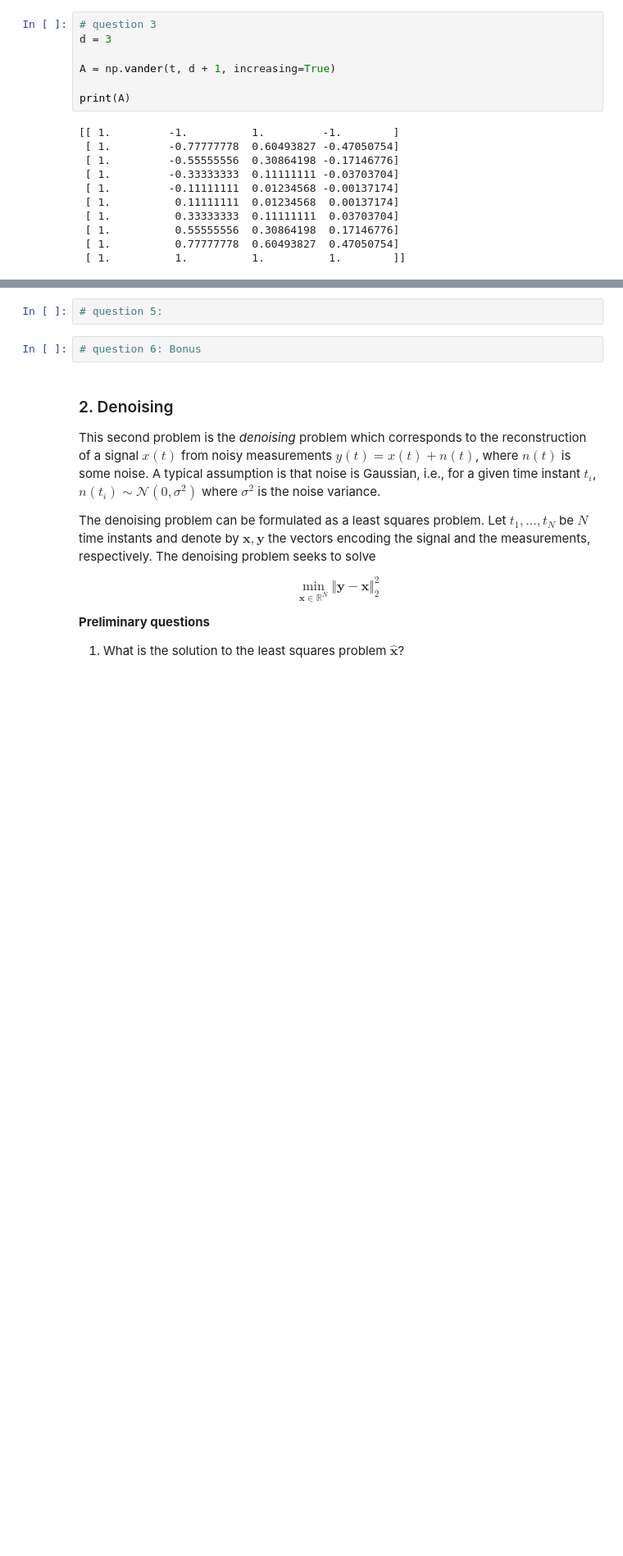
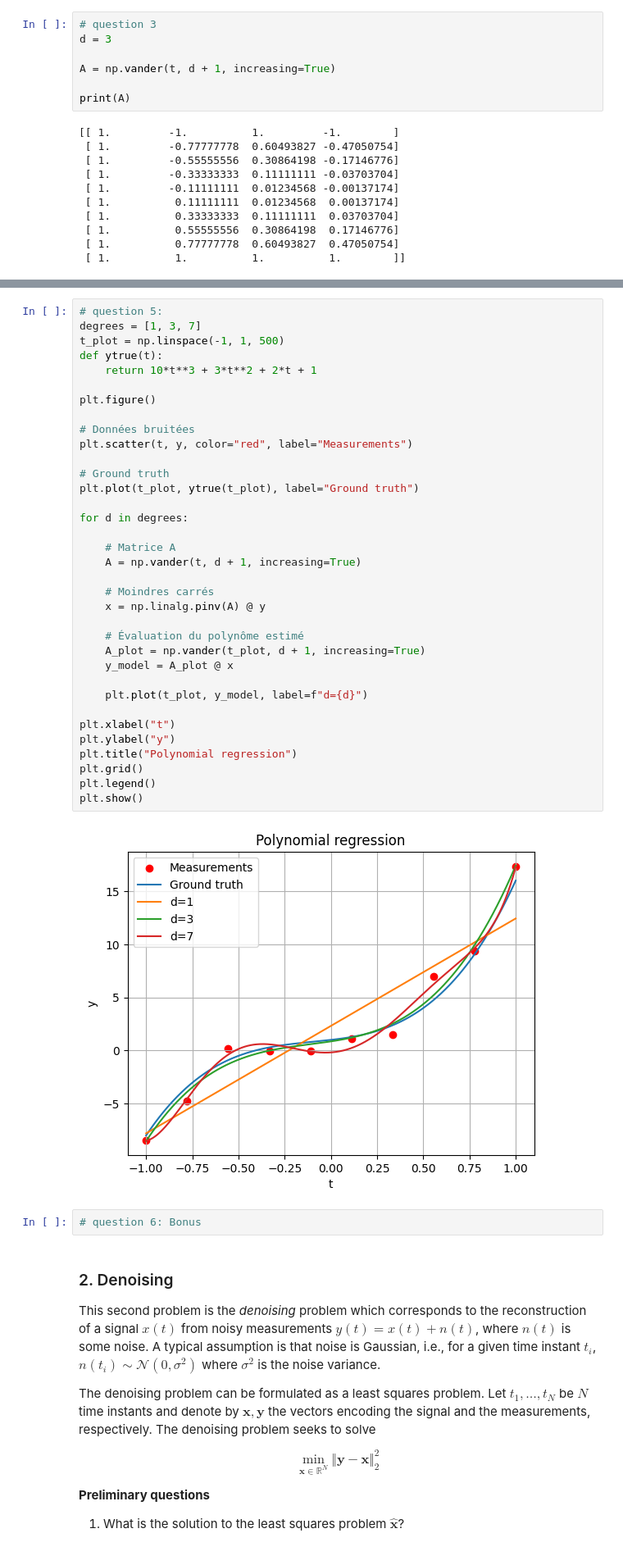
Before and after one commit to LouisVerhegge/TDtest, a Jupyter notebook: labs/LW1.ipynb, the cells around one changed output, grey strips where cells are left out. Shown at 82% size. Cells and saved outputs as stored; diff of their text form; blank space fills up the shorter version.

```diff
--- a/labs/LW1.ipynb
+++ b/labs/LW1.ipynb
@@ -106,5 +113,40 @@ Coefficients avec la formule explicite :
-# %%
-# question 5:
+# %%
+# question 5:
+degrees = [1, 3, 7]
+t_plot = np.linspace(-1, 1, 500)
+def ytrue(t):
+    return 10*t**3 + 3*t**2 + 2*t + 1
+
+plt.figure()
+
+# Données bruitées
+plt.scatter(t, y, color="red", label="Measurements")
+
+# Ground truth
+plt.plot(t_plot, ytrue(t_plot), label="Ground truth")
+
+for d in degrees:
+
+    # Matrice A
+    A = np.vander(t, d + 1, increasing=True)
+
+    # Moindres carrés
+    x = np.linalg.pinv(A) @ y
+
+    # Évaluation du polynôme estimé
+    A_plot = np.vander(t_plot, d + 1, increasing=True)
+    y_model = A_plot @ x
+
+    plt.plot(t_plot, y_model, label=f"d={d}")
+
+plt.xlabel("t")
+plt.ylabel("y")
+plt.title("Polynomial regression")
+plt.grid()
+plt.legend()
+plt.show()
+# %% [output]
+[figure, added]
 # %%
 # question 6: Bonus
 # %% [markdown]
```
Also changed, not shown: parts of 5 cells of this notebook.
